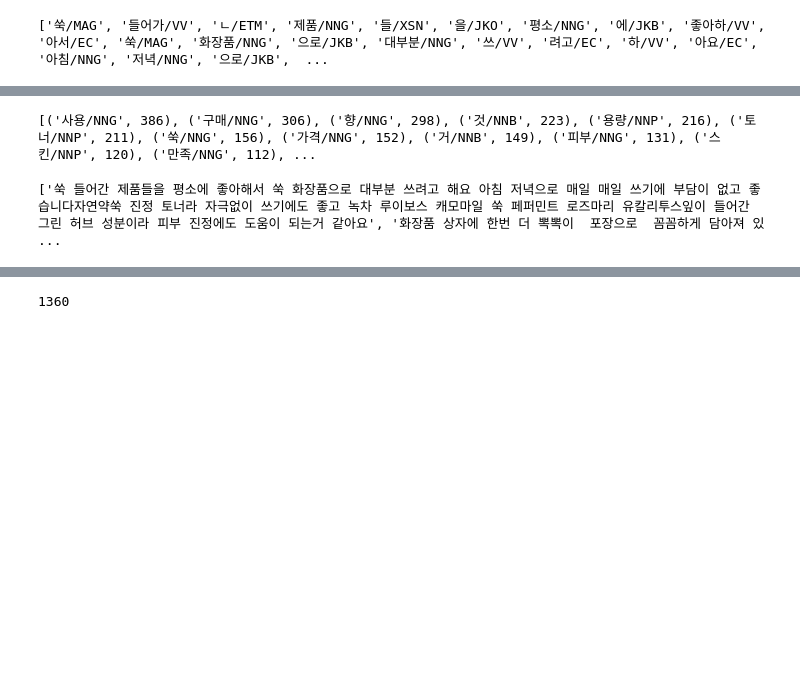
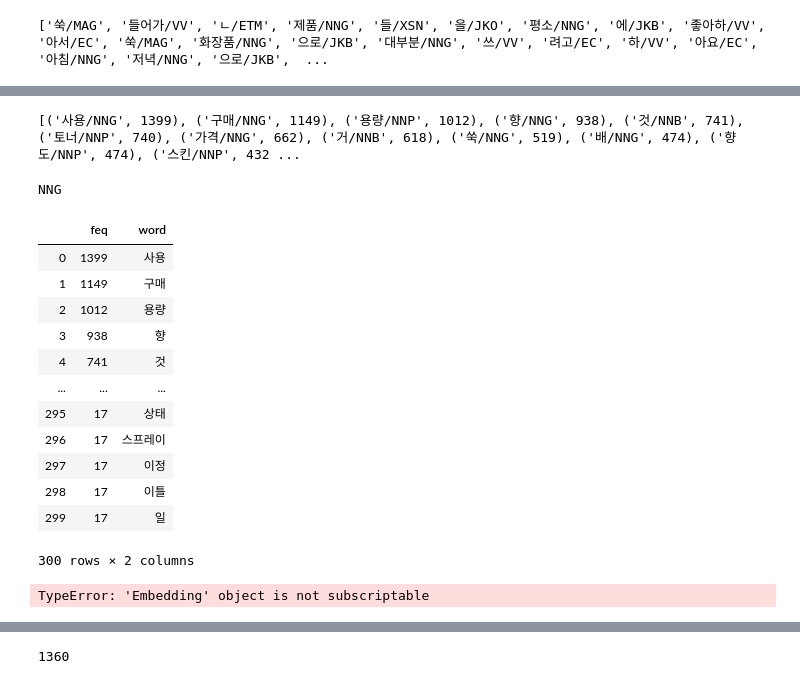
Before and after one commit to FeelOneE/NLP, a Jupyter notebook: review crawing/naver_review.ipynb, the cells around one changed output, grey strips where cells are left out. Cells and saved outputs as stored; diff of their text form; code cells hidden in the pictures; blank space fills up the shorter version.

```diff
--- a/review crawing/naver_review.ipynb
+++ b/review crawing/naver_review.ipynb
@@ -29,7 +31,12 @@ req.install_opener(opener)
 flag = True
 pageNum = 1
 result = []
+count = 0
 while flag:
+
+    print(len(result))
+    # Throttle 설정
+    time.sleep(0.7)
     try:
 
         # 쇼핑 댓글 요청 헤더
@@ -55,13 +62,23 @@ while flag:
 
         reqeust = req.Request(url,headers=hdr)
         res = gzip.decompress(req.urlopen(reqeust).read()).decode('utf-8')
-        #print(res)
+
         data = json.loads(res)
         result.extend(data['reviews'])
         pageNum = pageNum + 1
-    except:
-        print('더 없음')
-        flag = False
+
+
+
+    except Exception as e:
+
+        # Too many request (429) 일 때 sleep 후 다시 요청
+        if e.code == 429:
+            print("429 error is occured")
+            time.sleep(60)
+        else:
+            print(str(e))
+            print('더 없음')
+            flag = False
 
 
 #res = req.urlopen(reqeust).read().decode('utf-8')
@@ -212,12 +254,53 @@ print(total_analysis)
 # %%
+########### 카테고리 정하기 #############
+
 # 명사만 추출한 것
 from collections import Counter
 
-count_result = Counter(total_analysis).most_common(100)
+count_result = Counter(total_analysis).most_common(300)
 print(count_result)
 # %% [output]
-[('사용/NNG', 386), ('구매/NNG', 306), ('향/NNG', 298), ('것/NNB', 223), ('용량/NNP', 216), ('토너/NNP', 211), ('쑥/NNG', 156), ('가격/NNG', 152), ('거/NNB', 149), ('피부/NNG', 131), ('스킨/NNP', 120), ('만족/NNG', 112), ...
+[('사용/NNG', 1399), ('구매/NNG', 1149), ('용량/NNP', 1012), ('향/NNG', 938), ('것/NNB', 741), ('토너/NNP', 740), ('가격/NNG', 662), ('거/NNB', 618), ('쑥/NNG', 519), ('배/NNG', 474), ('향도/NNP', 474), ('스킨/NNP', 432 ...
-# %%
-print(list(df2)[0:3])
-# %% [output]
-['쑥 들어간 제품들을 평소에 좋아해서 쑥 화장품으로 대부분 쓰려고 해요 아침 저녁으로 매일 매일 쓰기에 부담이 없고 좋습니다자연약쑥 진정 토너라 자극없이 쓰기에도 좋고 녹차 루이보스 캐모마일 쑥 페퍼민트 로즈마리 유칼리투스잎이 들어간 그린 허브 성분이라 피부 진정에도 도움이 되는거 같아요', '화장품 상자에 한번 더 뽁뽁이  포장으로  꼼꼼하게 담아져 있 ...
+# %%
+## 카운팅 결과 DataFrame 으로 만들기
+df_noun = pd.DataFrame(count_result, columns=['words','feq'])
+word_sep =  list(df_noun.words.str.split('/'))
+print(word_sep[0][1])
+#df_noun['word'] = [ word_sep[i][0] for i in range(len(word_sep)) ]
+tmp_list = []
+for i in range(len(word_sep)):
+    item = word_sep[i][0]
+    tmp_list.append(item)
+
+df_noun['word'] = tmp_list
+df_noun = df_noun.drop(['words'], axis=1)
+df_noun
+# %% [output]
+NNG
+|  | feq | word |
+| 0 | 1399 | 사용 |
+| 1 | 1149 | 구매 |
+| 2 | 1012 | 용량 |
+| 3 | 938 | 향 |
+| 4 | 741 | 것 |
+| ... | ... | ... |
+| 295 | 17 | 상태 |
+| 296 | 17 | 스프레이 |
+| 297 | 17 | 이정 |
+| 298 | 17 | 이틀 |
+| 299 | 17 | 일 |
+300 rows × 2 columns
+# %%
+## Transformer 모델 로드하기
+
+import torch
+from kobert_transformers import get_kobert_model, get_distilkobert_model
+from transformers import BertModel, DistilBertModel
+
+model = BertModel.from_pretrained('monologg/kobert')
+
+print(model.embeddings.word_embeddings[0])
+#model = get_kobert_model()
+#model.eval()
+# %% [output]
+TypeError: 'Embedding' object is not subscriptable
```
Also changed, not shown: parts of 14 cells of this notebook, 21 other files.
